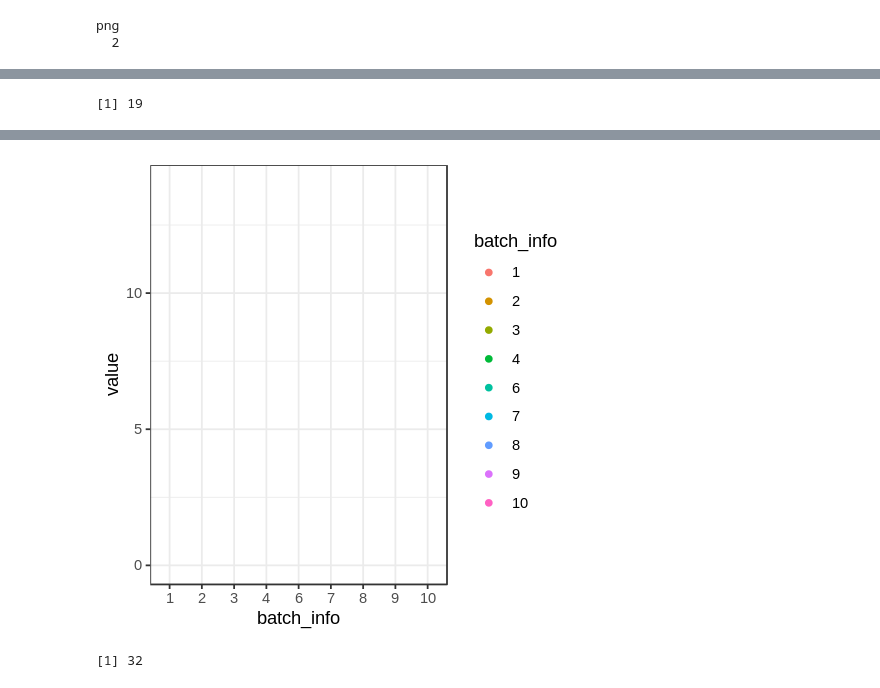
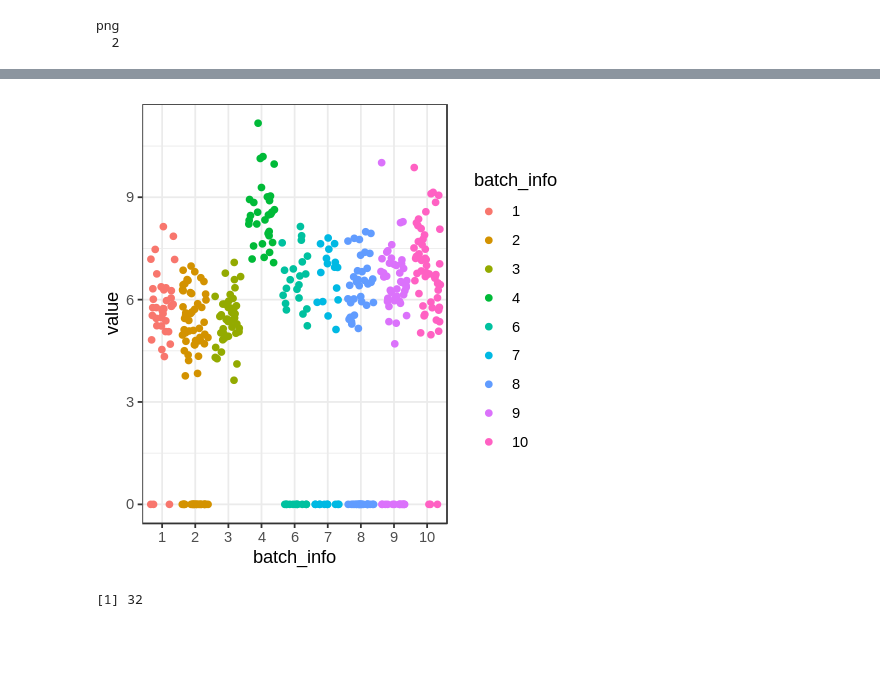
Before and after one commit to dblux/relapse_prediction, a Jupyter notebook: ipynb/investigation/imputation.ipynb, the cells around one changed output, grey strips where cells are left out. Drawn from its saved outputs; the diff is of its cells as text; code cells hidden in the pictures; blank space fills up the shorter version.

```diff
--- a/ipynb/investigation/imputation.ipynb
+++ b/ipynb/investigation/imputation.ipynb
@@ -1428,2 +1592,11 @@ pairwise <- pairwise_lm(raw_affy, 3, missing_features, metadata_sid)
+# %%
+# imputing all features in batch 3 patients
+pairwise <- pairwise_lm(raw_affy, metadata_sid, 3)
 # %%
-imputed_affy <- impute(raw_affy, pairwise)
+imputed <- impute_partial(raw_affy, pairwise)
+# %%
+imputed_affy <- imputed$X
+# mean scaling using mean(positive affy probsets)
+imp_mean_affy <- colSums(imputed_affy) / nrow(imputed_affy)
+imp_affyms_yeoh <- sweep(raw_yeoh, 2, imp_mean_affy, `/`) * 500
+imp_affyms_affy <- sweep(imputed_affy, 2, imp_mean_affy, `/`) * 500
@@ -1436,0 +1795,3 @@ i <- 1
+# %%
+imputed_affy1 <- imputed_affy[missing_features, ]
+imputed_affy2 <- imputed_affy[!(rownames(imputed_affy) %in% missing_features), ]
@@ -1437,17 +1811,19 @@ i <- 1
 # %%
-i <- i + 1
-print(i)
-
-X_imputed <- log2_transform(imputed_affy$X[missing_features, ])
-imputed <- data.frame(
-  value = as.numeric(X_imputed[i, ]),
-  metadata_sid[colnames(X_imputed), ]
+i <- 13
+imputed_feature <- log2_transform(imputed_affy2[i, ])
+imp_single <- data.frame(
+  metadata,
+  value = as.numeric(imputed_feature)
 )
 
-ggplot(imputed) +
+ax <- ggplot(imp_single) +
   geom_point(
     aes(x = batch_info, y = value, col = batch_info),
     position = position_jitter()
-  ) + ylim(0, 14)
+  )
+ax
+ggsave(
+  sprintf('~/Dropbox/tmp/imputed_feature-%d.pdf', i), ax,
+  width = 6, height = 4
+)
 # %% [output]
-[1] 19
@@ -1462,4 +1830,4 @@ Warning message in min(x):
-[figure, old version]
+[figure, new version]
 # %%
 i <- i + 1
 print(i)
```
Also changed, not shown: parts of 59 cells of this notebook, 9 other files.
